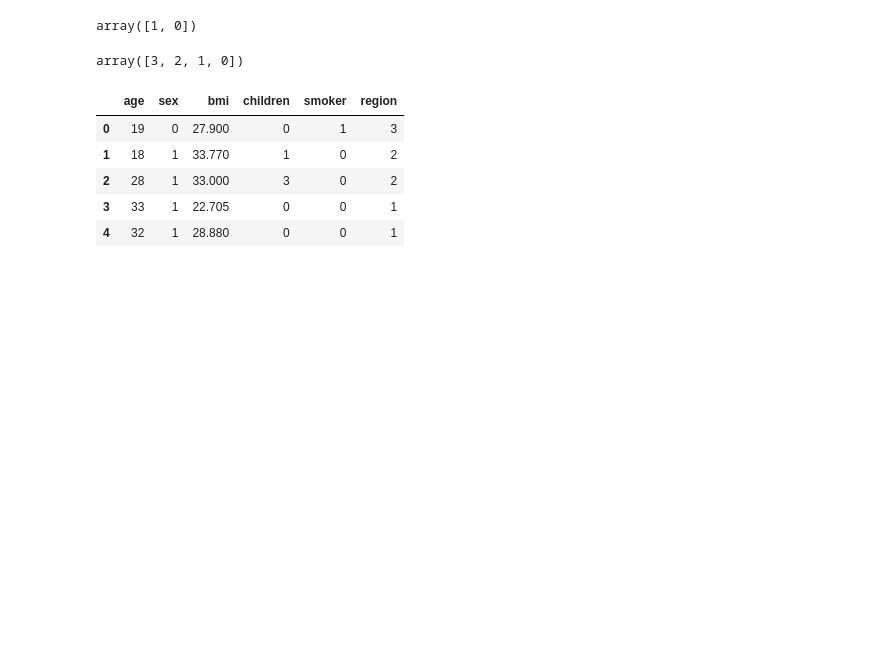
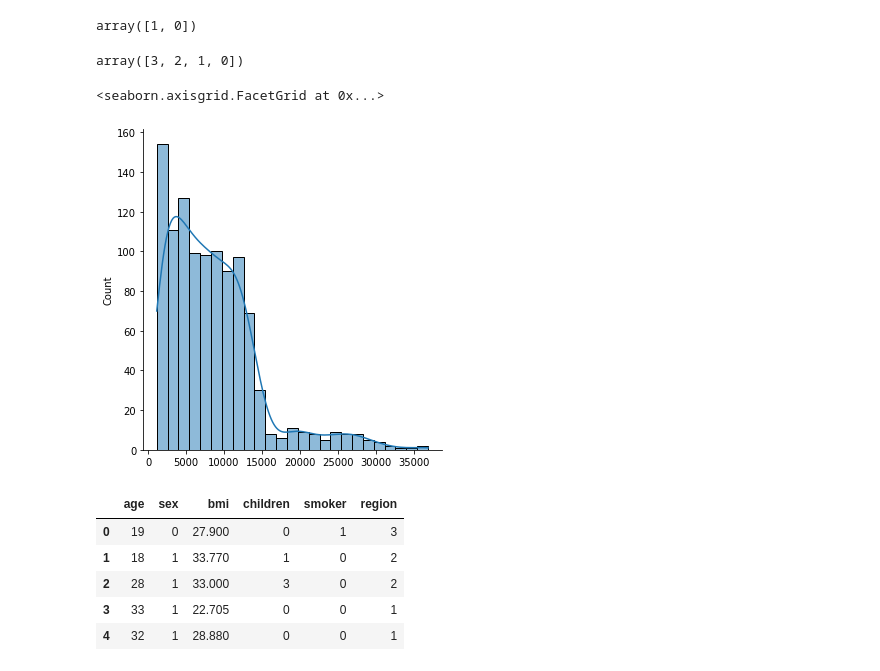
Before and after one commit to vitopm/insurance-charge-prediction, a Jupyter notebook: ChargePrediction.ipynb, the cells around one changed output. Saved outputs shown, nothing was run; the diff lists cells and outputs as text; code cells hidden in the pictures; blank space fills up the shorter version.

Commit message:
Added plots and result

```diff
--- a/ChargePrediction.ipynb
+++ b/ChargePrediction.ipynb
@@ -92,6 +93,11 @@ df["region"] = le_region.fit_transform(df["region"])
 df["region"].unique()
 # %% [output]
 array([3, 2, 1, 0])
+# %%
+sns.displot(df.loc[df.smoker == 0]['charges'].values.tolist(), kde=True)
+# %% [output]
+<seaborn.axisgrid.FacetGrid at 0x...>
+[figure, added]
 # %%
 X = df.iloc[:, :-1]
 X.head()
```
Also changed, not shown: parts of 1 cell of this notebook, 1 other file.
